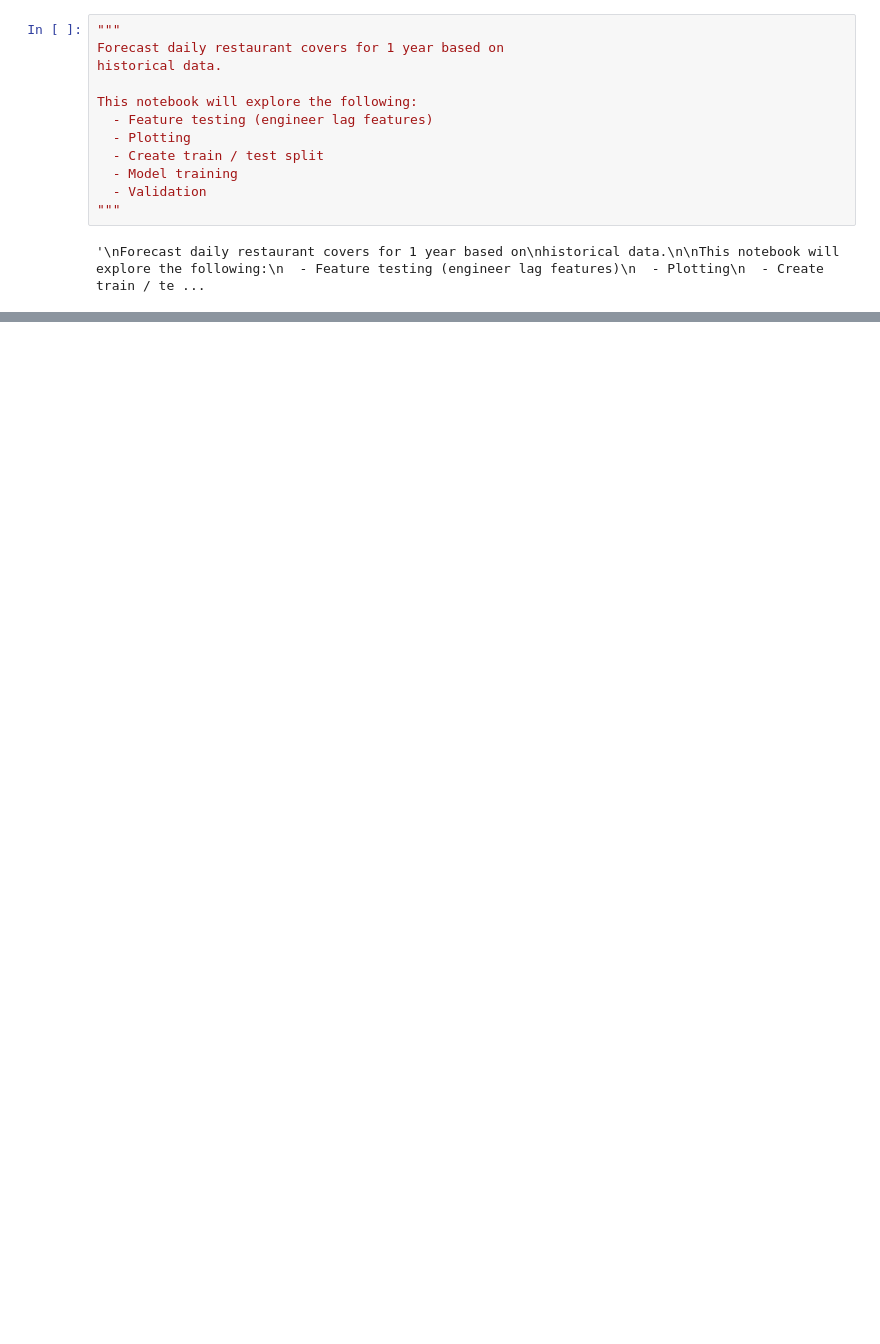
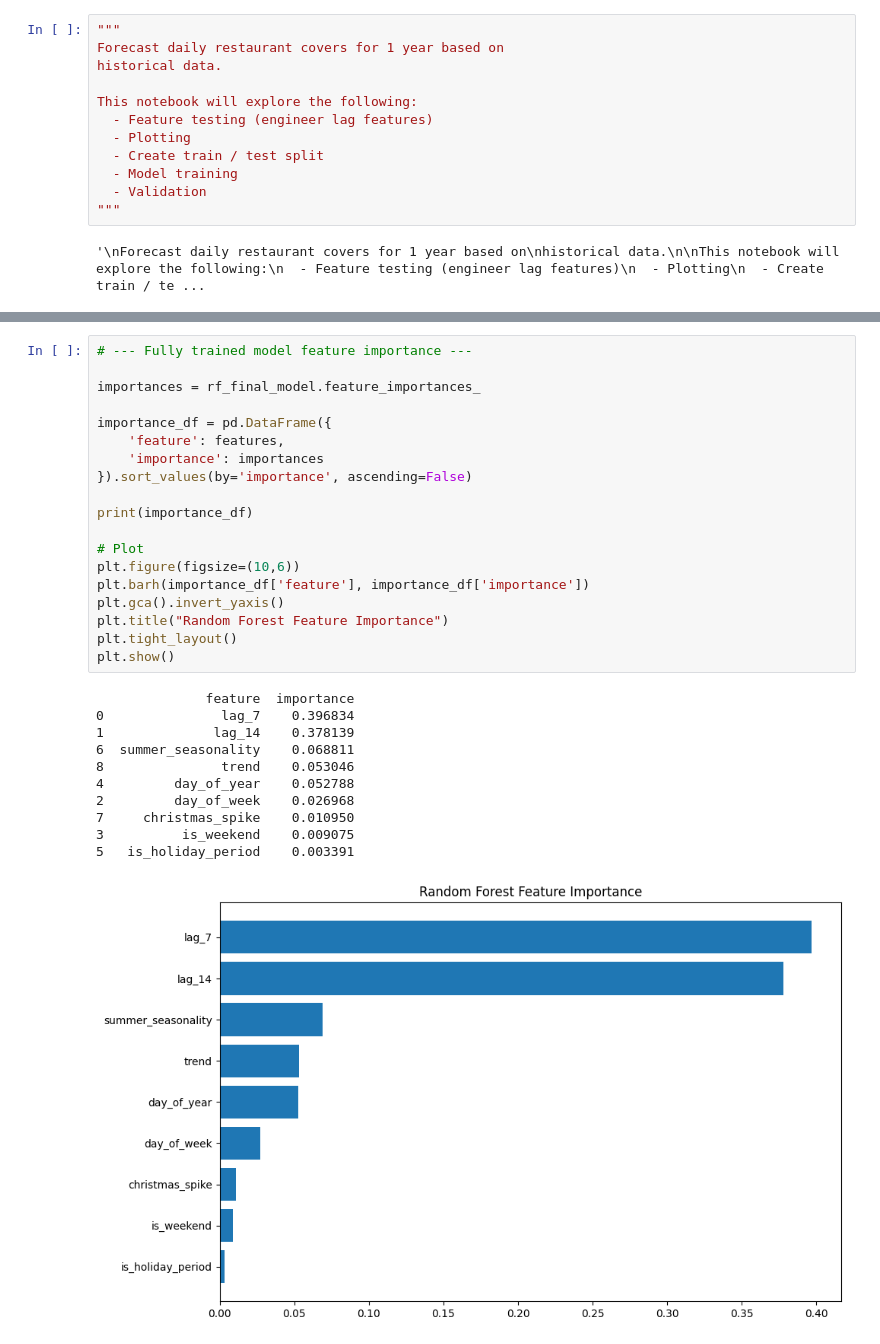
Before and after one commit to davidsaridakis/restaurant-inventory-project, a Jupyter notebook: notebooks/forecasting_model.ipynb, the cells around one changed output, grey strips where cells are left out. Saved outputs shown, nothing was run; the diff lists cells and outputs as text; blank space fills up the shorter version.

```diff
--- a/notebooks/forecasting_model.ipynb
+++ b/notebooks/forecasting_model.ipynb
@@ -218,0 +323,31 @@ for short-term operational planning.
+# %%
+# --- Fully trained model feature importance ---
+
+importances = rf_final_model.feature_importances_
+
+importance_df = pd.DataFrame({
+    'feature': features,
+    'importance': importances
+}).sort_values(by='importance', ascending=False)
+
+print(importance_df)
+
+# Plot
+plt.figure(figsize=(10,6))
+plt.barh(importance_df['feature'], importance_df['importance'])
+plt.gca().invert_yaxis()
+plt.title("Random Forest Feature Importance")
+plt.tight_layout()
+plt.show()
+# %% [output]
+              feature  importance
+0               lag_7    0.396834
+1              lag_14    0.378139
+6  summer_seasonality    0.068811
+8               trend    0.053046
+4         day_of_year    0.052788
+2         day_of_week    0.026968
+7     christmas_spike    0.010950
+3          is_weekend    0.009075
+5   is_holiday_period    0.003391
+[figure, added]
```
Also changed, not shown: parts of 19 cells of this notebook.
